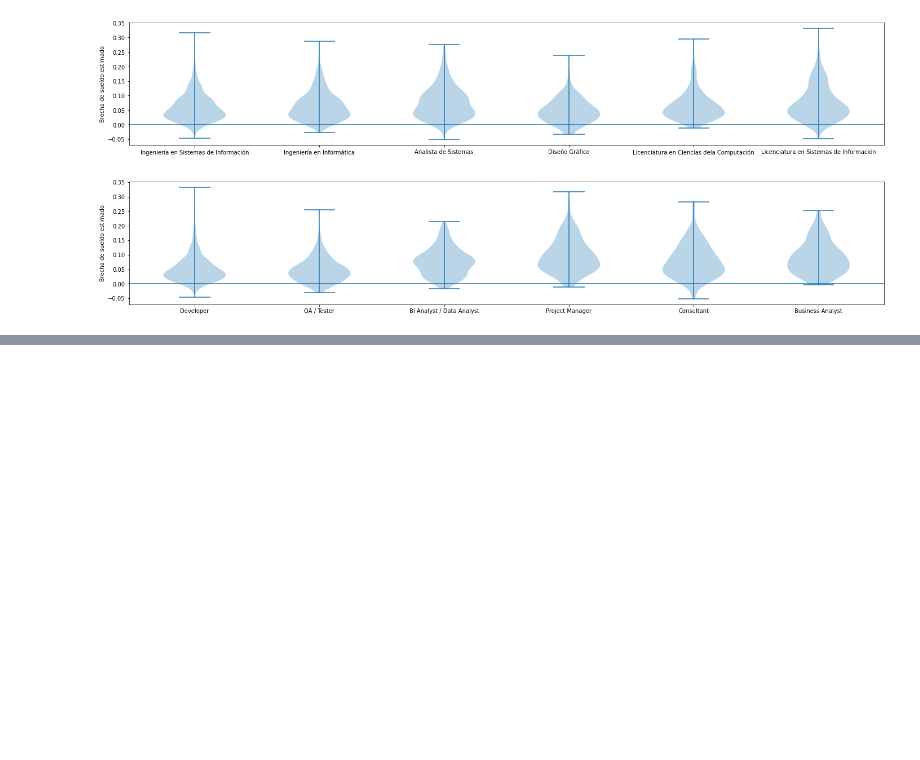
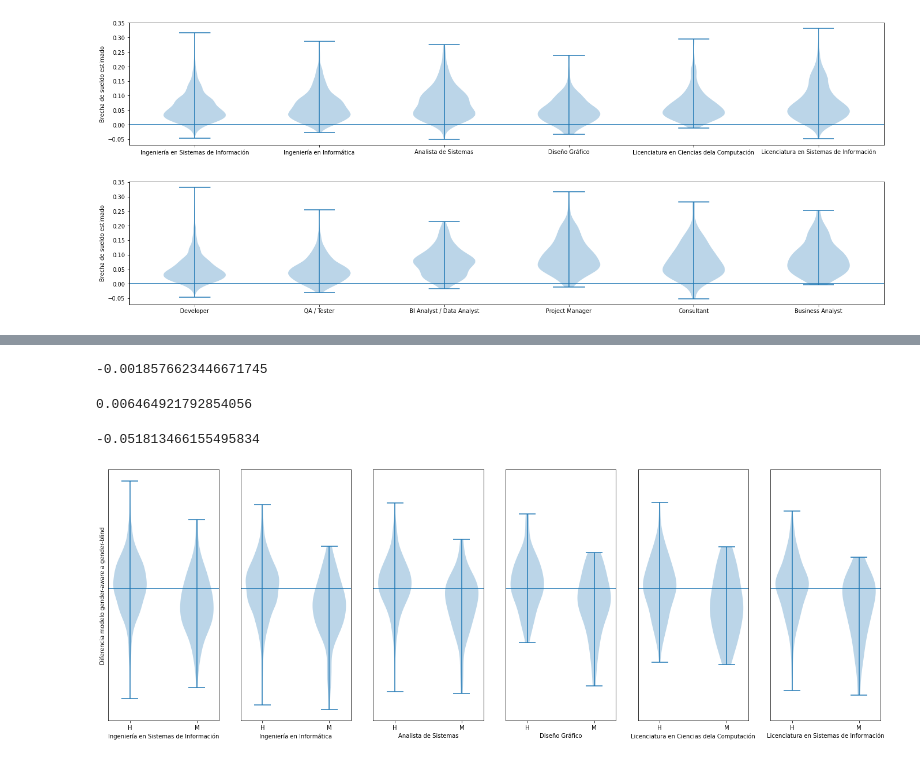
Before and after one commit to seppo0010/sysarmy-sueldos-2020.1, a Jupyter notebook: notebook/Brecha de género.ipynb, the cells around one changed output, grey strips where cells are left out. Drawn from its saved outputs; the diff is of its cells as text; code cells hidden in the pictures; blank space fills up the shorter version.

Commit message:
Gender blind model comparison

```diff
--- a/notebook/Brecha de género.ipynb
+++ b/notebook/Brecha de género.ipynb
@@ -458,0 +463,40 @@ ax.violinplot([
+# %%
+df['Me identifico_copy'] = df['Me identifico']
+df['Me identifico'] = ''
+kf = KFold(n_splits=5, shuffle=True, random_state=99)
+for train_index, test_index in kf.split(df):
+    model = Model().fit(df.iloc[train_index], df.iloc[train_index]['log(salary)'])
+    df.loc[df.index[test_index], 'e_gb_log(salary)'] = model.predict(df.iloc[test_index])
+df['Me identifico'] = df['Me identifico_copy']
+df['e_gb_diff(salary)'] = (np.exp(df['e_log(salary)']) - np.exp(df['e_gb_log(salary)'])) / np.exp(df['e_log(salary)'])
+# %%
+df['e_gb_diff(salary)'].mean()
+# %% [output]
+-0.0018576623446671745
+# %%
+df[(df['Me identifico'] == 'Hombre')]['e_gb_diff(salary)'].mean()
+# %% [output]
+0.006464921792854056
+# %%
+df[(df['Me identifico'] == 'Mujer')]['e_gb_diff(salary)'].mean()
+# %% [output]
+-0.051813466155495834
+# %%
+ax = None
+f, axs = plt.subplots(1, len(degrees),figsize=(4*len(degrees), 8))
+for i, degree in enumerate(degrees):
+    ax = plt.subplot(1, len(degrees), i+1, sharey=ax)
+    if i == 0:
+        ax.set_ylabel('Diferencia modelo gender-aware a gender-blind')
+    else:
+        ax.set_yticks([])
+    ax.set_xlabel(degree)
+    ax.axhline()
+    ax.set_xticks([1, 2])
+    ax.set_xticklabels(['H', 'M'])
+    ax.violinplot([
+        df[(df['Me identifico'] == 'Hombre') & (df['Carrera'] == degree)]['e_gb_diff(salary)'].values,
+        df[(df['Me identifico'] == 'Mujer') & (df['Carrera'] == degree)]['e_gb_diff(salary)'].values,
+    ]);
+# %% [output]
+[figure, added]
```
Also changed, not shown: parts of 4 cells of this notebook.
